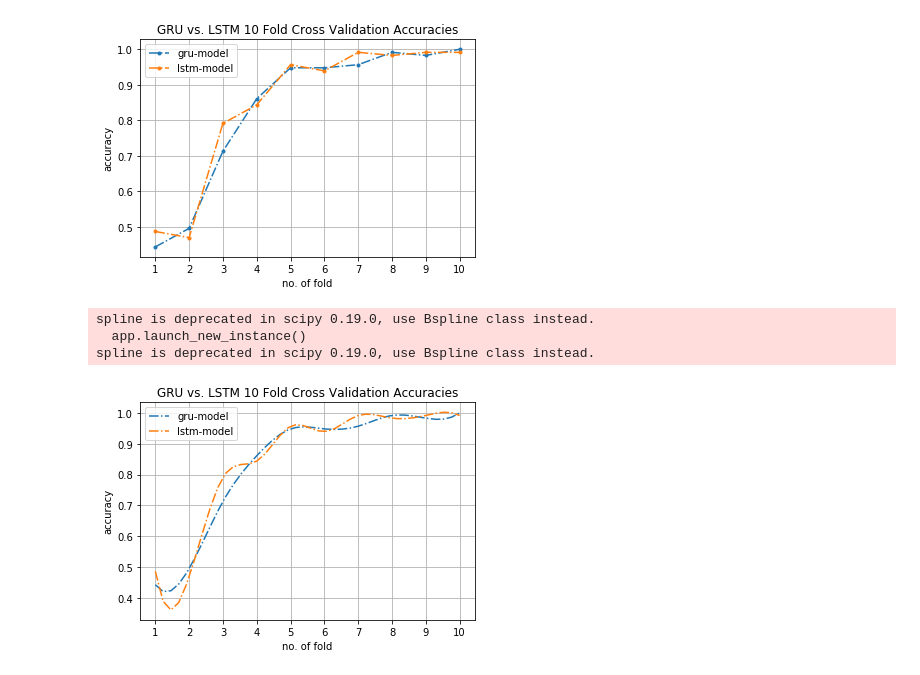
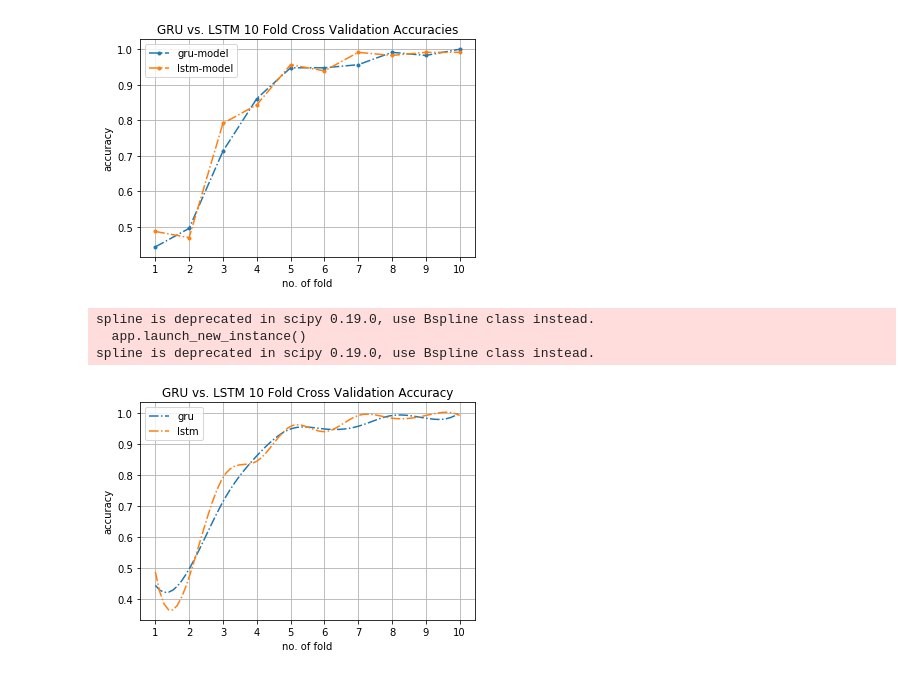
Before and after one commit to abdulhasibuddin/Depression-Analysis-from-Social-Media-Data-in-Bangla-Language-Applying-Deep-Recurrent-Neural-Network, a Jupyter notebook: GRU_vs_LSTM_FINAL/Graph Plot for GRU vs. LSTM.ipynb, the cells around one changed output. Saved outputs shown, nothing was run; the diff lists cells and outputs as text; code cells hidden in the pictures.

```diff
--- a/GRU_vs_LSTM_FINAL/Graph Plot for GRU vs. LSTM.ipynb
+++ b/GRU_vs_LSTM_FINAL/Graph Plot for GRU vs. LSTM.ipynb
@@ -8,0 +69,18 @@ import numpy as np
+# %%
+# lstm validation loss:
+lstm_with_unique_1_vLoss = [0.239,0.246,0.253,0.253,0.241,0.254,0.271,0.251,0.246,0.245,0.253,0.250,0.248,0.242,0.252,0.250,0.244,0.262]
+lstm_with_unique_2_vLoss = [0.230,0.245,0.251,0.246,0.238,0.253,0.260,0.249,0.244,0.248,0.242,0.245,0.238,0.238,0.228,0.246,0.226,0.249]
+lstm_with_unique_3_vLoss = [0.228,0.250,0.248,0.236,0.241,0.256,0.267,0.243,0.244,0.247,0.225,0.254,0.245,0.220,0.184,0.283,0.219,0.226]
+lstm_with_unique_4_vLoss = [0.221,0.246,0.251,0.232,0.240,0.238,0.249,0.234,0.232,0.194,0.205,0.179,0.185,0.144,0.203,0.203,0.226,0.177]
+lstm_with_unique_5_vLoss = [0.218,0.236,0.245,0.273,0.212,0.163,0.205,0.253,0.231,0.115,0.188,0.216,0.084,0.125,0.181,0.256,0.123,0.195]
+lstm_with_unique_6_vLoss = [0.249,0.245,0.244]
+lstm_with_unique_7_vLoss = [0.248,0.244,0.244,0.232,0.277,0.145,0.157]
+lstm_with_unique_8_vLoss = [0.245,0.198,0.221,0.251,0.183,0.268,0.205,0.225,0.257,0.238,0.220,0.244,0.226,0.270,0.246,0.227,0.263,0.244,0.240,0.247,0.209,0.184]
+lstm_with_unique_9_vLoss = [0.282,0.251,0.283,0.250,0.253,0.202,0.254,0.254,0.358,0.189,0.281,0.243,0.245,0.167,0.224,0.251,0.201,0.137,0.176,0.286,0.329,0.296,0.181,0.280,0.334,0.187,0.194,0.300,0.179,0.298,0.200,0.284,0.080,0.206,0.039,0.118,0.326,0.197,0.280,0.234,0.271,0.265,0.269,0.234,0.243,0.175,0.350,0.246,0.260,0.383,0.082,0.259,0.257,0.118,0.180,0.283,0.002,0.077,0.007,0.306,0.011,0.075,0.490,0.171,0.249,0.049,0.336,0.180,0.192,0.215,0.147,0.124,0.775,0.068,0.150]
+lstm_with_unique_10_vLoss = [0.240,0.248,0.246,0.251,0.250,0.244,0.237,0.236,0.153,0.145,0.150,0.141,0.123,0.131]
+lstm_with_unique_11_vLoss = [0.240,0.246,0.248,0.254,0.250,0.249,0.242]
+lstm_with_unique_12_vLoss = [0.242,0.160,0.201,0.258,0.167,0.256,0.172,0.238,0.261,0.214,0.206,0.210,0.204,0.290,0.231,0.154,0.285,0.206,0.213,0.291,0.091,0.160]
+lstm_with_unique_13_vLoss = [0.251,0.238,0.244,0.239,0.234,0.262,0.249,0.251,0.250,0.249,0.248,0.256,0.230,0.257,0.242,0.250,0.251,0.250,0.246,0.236,0.228,0.254]
+lstm_with_unique_14_vLoss = [0.244,0.198,0.215,0.253,0.181,0.272,0.205,0.235,0.253,0.237,0.227,0.257,0.223,0.265,0.234,0.231,0.268,0.250,0.235,0.244,0.216,0.205,0.195,0.235,0.189,0.189,0.217,0.127,0.154,0.122,0.193,0.246,0.232,0.210,0.128,0.087,0.231,0.342,0.141,0.211,0.058,0.005,0.173,0.171,0.207,0.039,0.283,0.029,0.016,0.030,0.238,0.149,0.009,0.232,0.005,0.006,0.151,0.001,0.094,0.110,0.001,0.000,0.001,0.001,0.027,0.000,0.038,0.008,0.001,0.182,0.040,0.192,0.005,0.032,0.144]
+
+print(len(lstm_with_unique_9_vLoss))
@@ -72,11 +359,11 @@ plt.bar(r2, bars2, color='#557f2d', width=barWidth, edgecolor='white', label='ls
 
 objects = []
 for i in range(0,len(gru_models_test_acc_list)):
-    object_name = "Model-"+str(i+1)
+    object_name = "impl-"+str(i+1)
     objects.append(object_name)
 
 # Add xticks on the middle of the group bars
-plt.xlabel('Model No.', fontweight='bold')
+plt.xlabel('Implementation No.', fontweight='bold')
 plt.ylabel('Test Accuracy (%)', fontweight='bold')
 plt.xticks([r + barWidth for r in range(len(bars1))], objects)
 
@@ -182,37 +469,37 @@ plt.show()
 # %% [output]
 [figure]
 # %%
-smoothing_factor = 40
+smoothing_factor = 70
 linestyle='-.'
 
 #plt.figure(figsize=(30,15))
-plt.title('GRU vs. LSTM 10 Fold Cross Validation Accuracies')
+plt.title('GRU vs. LSTM 10 Fold Cross Validation Accuracy')
 plt.xlabel('no. of fold')
 plt.ylabel('accuracy')
 
 x = [i for i in range (1,len(gru_10_fold_cross_val_folds_acc_list)+1)]
 plt.xticks(x)
 
 y = gru_10_fold_cross_val_folds_acc_list
 x_sm = np.array(x)
 y_sm = np.array(y)
 x_smooth = np.linspace(x_sm.min(), x_sm.max(), smoothing_factor)
 y_smooth = spline(x, y, x_smooth)
-plt.plot(x_smooth, y_smooth, marker='', markersize=2, linestyle=linestyle, label='gru-model')
+plt.plot(x_smooth, y_smooth, marker='', markersize=2, linestyle=linestyle, label='gru')
 
 y = lstm_10_fold_cross_val_folds_acc_list
 x_sm = np.array(x)
 y_sm = np.array(y)
 x_smooth = np.linspace(x_sm.min(), x_sm.max(), smoothing_factor)
 y_smooth = spline(x, y, x_smooth)
-plt.plot(x_smooth, y_smooth, marker='', markersize=2, linestyle=linestyle, label='lstm-model')
+plt.plot(x_smooth, y_smooth, marker='', markersize=2, linestyle=linestyle, label='lstm')
 
 plt.grid(True)
 plt.legend()
-plt.savefig('images\compare_image_3_gru_vs_lstm_10_fold_cross_validation.png', bbox_inches='tight')
+plt.savefig('images\compare_image_4_1_gru_vs_lstm_10_fold_cross_validation_accuracy.png', bbox_inches='tight')
 plt.show()
 # %% [output]
 spline is deprecated in scipy 0.19.0, use Bspline class instead.
   app.launch_new_instance()
 spline is deprecated in scipy 0.19.0, use Bspline class instead.
-[figure, old version]
+[figure, new version]
```
Also changed, not shown: parts of 15 cells of this notebook.
